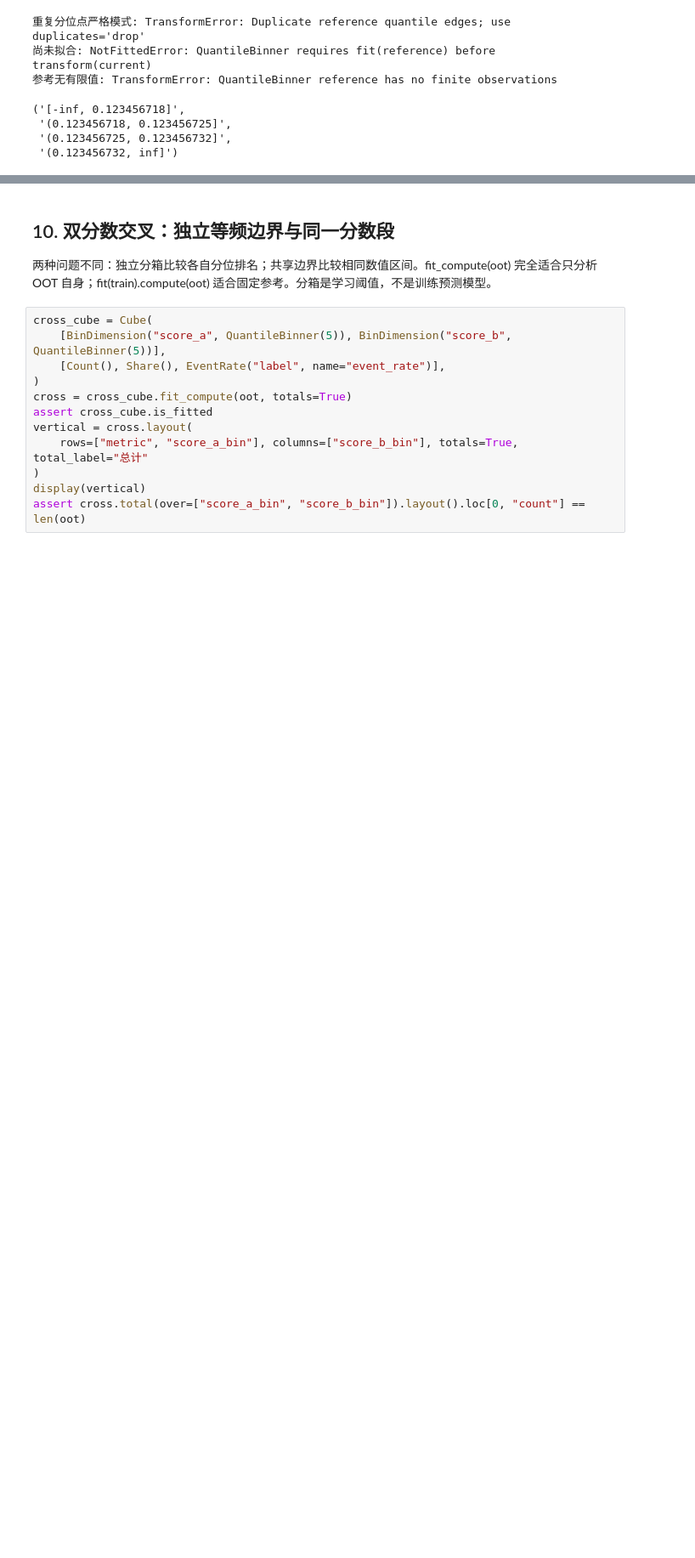
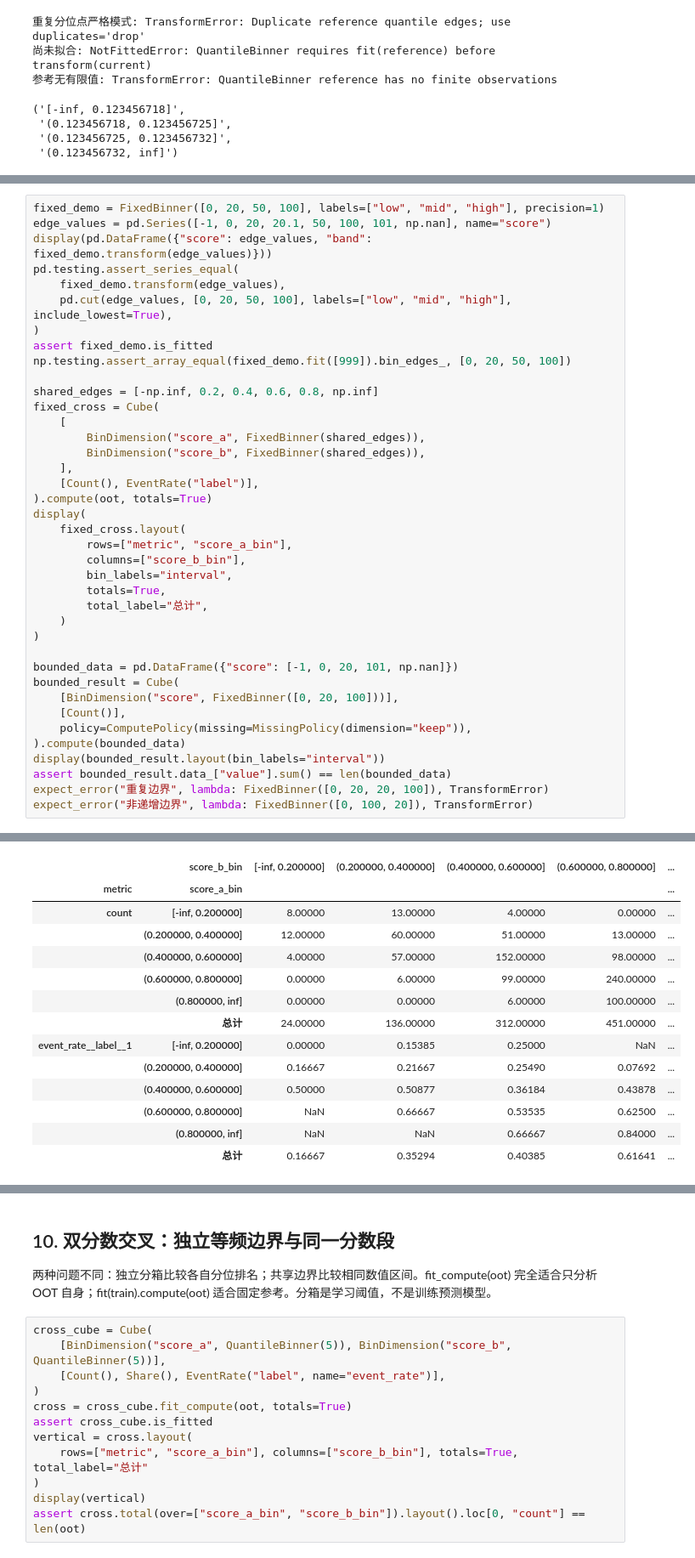
Before and after one commit to TaoXue-99/phi_risk, a Jupyter notebook: examples/analysis_complete_guide.ipynb, the cells around one changed output, grey strips where cells are left out. Shown at 85% size. Saved outputs shown, nothing was run; the diff lists cells and outputs as text; blank space fills up the shorter version.

```diff
--- a/examples/analysis_complete_guide.ipynb
+++ b/examples/analysis_complete_guide.ipynb
@@ -731,0 +825,40 @@ Categories (2, str): ['low' < 'high']
+# %%
+fixed_demo = FixedBinner([0, 20, 50, 100], labels=["low", "mid", "high"], precision=1)
+edge_values = pd.Series([-1, 0, 20, 20.1, 50, 100, 101, np.nan], name="score")
+display(pd.DataFrame({"score": edge_values, "band": fixed_demo.transform(edge_values)}))
+pd.testing.assert_series_equal(
+    fixed_demo.transform(edge_values),
+    pd.cut(edge_values, [0, 20, 50, 100], labels=["low", "mid", "high"], include_lowest=True),
+)
+assert fixed_demo.is_fitted
+np.testing.assert_array_equal(fixed_demo.fit([999]).bin_edges_, [0, 20, 50, 100])
+
+shared_edges = [-np.inf, 0.2, 0.4, 0.6, 0.8, np.inf]
+fixed_cross = Cube(
+    [
+        BinDimension("score_a", FixedBinner(shared_edges)),
+        BinDimension("score_b", FixedBinner(shared_edges)),
+    ],
+    [Count(), EventRate("label")],
+).compute(oot, totals=True)
+display(
+    fixed_cross.layout(
+        rows=["metric", "score_a_bin"],
+        columns=["score_b_bin"],
+        bin_labels="interval",
+        totals=True,
+        total_label="总计",
+    )
+)
+
+bounded_data = pd.DataFrame({"score": [-1, 0, 20, 101, np.nan]})
+bounded_result = Cube(
+    [BinDimension("score", FixedBinner([0, 20, 100]))],
+    [Count()],
+    policy=ComputePolicy(missing=MissingPolicy(dimension="keep")),
+).compute(bounded_data)
+display(bounded_result.layout(bin_labels="interval"))
+assert bounded_result.data_["value"].sum() == len(bounded_data)
+expect_error("重复边界", lambda: FixedBinner([0, 20, 20, 100]), TransformError)
+expect_error("非递增边界", lambda: FixedBinner([0, 100, 20]), TransformError)
+# %% [output]
@@ -731,0 +874,14 @@ Categories (2, str): ['low' < 'high']
+|  | score_b_bin | [-inf, 0.200000] | (0.200000, 0.400000] | (0.400000, 0.600000] | (0.600000, 0.800000] | ... |
+| metric | score_a_bin |  |  |  |  | ... |
+| count | [-inf, 0.200000] | 8.00000 | 13.00000 | 4.00000 | 0.00000 | ... |
+|  | (0.200000, 0.400000] | 12.00000 | 60.00000 | 51.00000 | 13.00000 | ... |
+|  | (0.400000, 0.600000] | 4.00000 | 57.00000 | 152.00000 | 98.00000 | ... |
+|  | (0.600000, 0.800000] | 0.00000 | 6.00000 | 99.00000 | 240.00000 | ... |
+|  | (0.800000, inf] | 0.00000 | 0.00000 | 6.00000 | 100.00000 | ... |
+|  | 总计 | 24.00000 | 136.00000 | 312.00000 | 451.00000 | ... |
+| event_rate__label__1 | [-inf, 0.200000] | 0.00000 | 0.15385 | 0.25000 | NaN | ... |
+|  | (0.200000, 0.400000] | 0.16667 | 0.21667 | 0.25490 | 0.07692 | ... |
+|  | (0.400000, 0.600000] | 0.50000 | 0.50877 | 0.36184 | 0.43878 | ... |
+|  | (0.600000, 0.800000] | NaN | 0.66667 | 0.53535 | 0.62500 | ... |
+|  | (0.800000, inf] | NaN | NaN | 0.66667 | 0.84000 | ... |
+|  | 总计 | 0.16667 | 0.35294 | 0.40385 | 0.61641 | ... |
```
Also changed, not shown: parts of 9 cells of this notebook, 39 other files.
